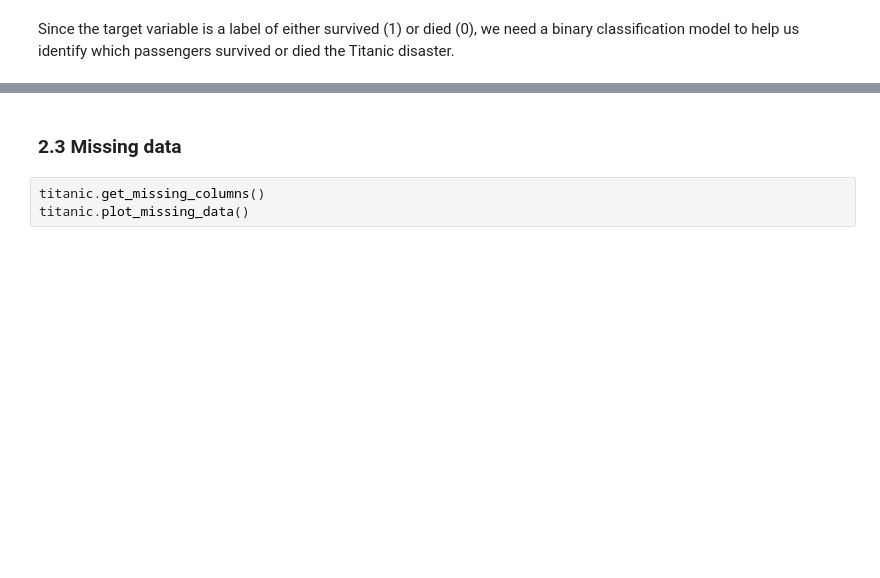
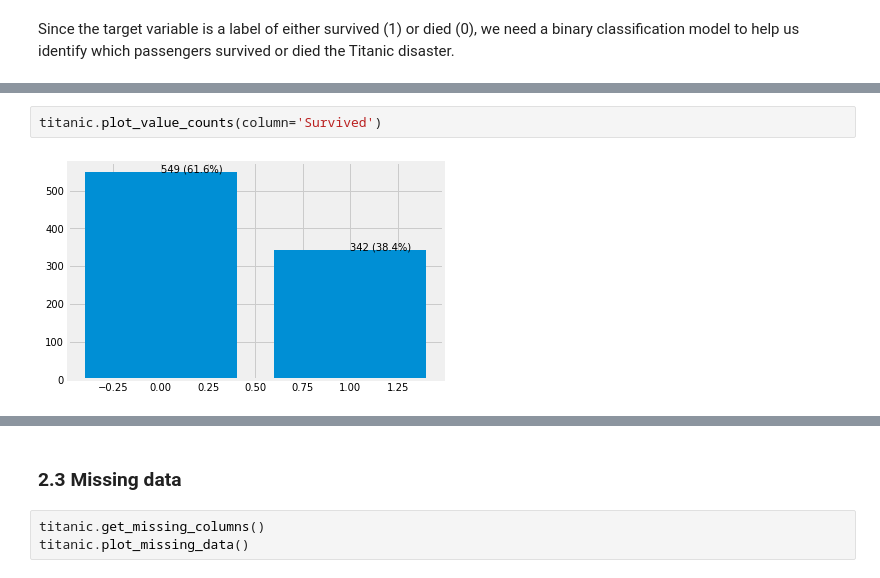
Before and after one commit to chadbartel/Data-Science-Projects, a Jupyter notebook: Titanic/Code/Model/Experiments/Experiment09/eda_titanic_09.ipynb, the cells around one changed output, grey strips where cells are left out. Drawn from its saved outputs; the diff is of its cells as text; blank space fills up the shorter version.

```diff
--- a/Titanic/Code/Model/Experiments/Experiment09/eda_titanic_09.ipynb
+++ b/Titanic/Code/Model/Experiments/Experiment09/eda_titanic_09.ipynb
@@ -115,0 +98,4 @@ There are 0 duplicate records.
+# %%
+titanic.plot_value_counts(column='Survived')
+# %% [output]
+[figure, added]
```
Also changed, not shown: parts of 31 cells of this notebook.
